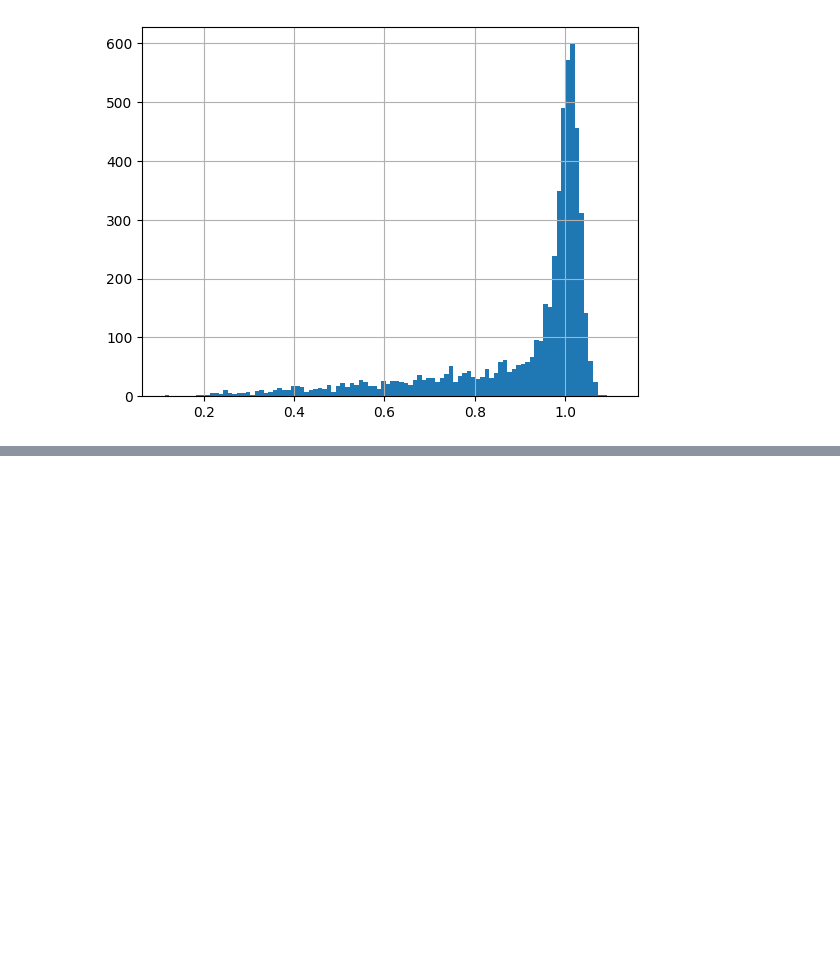
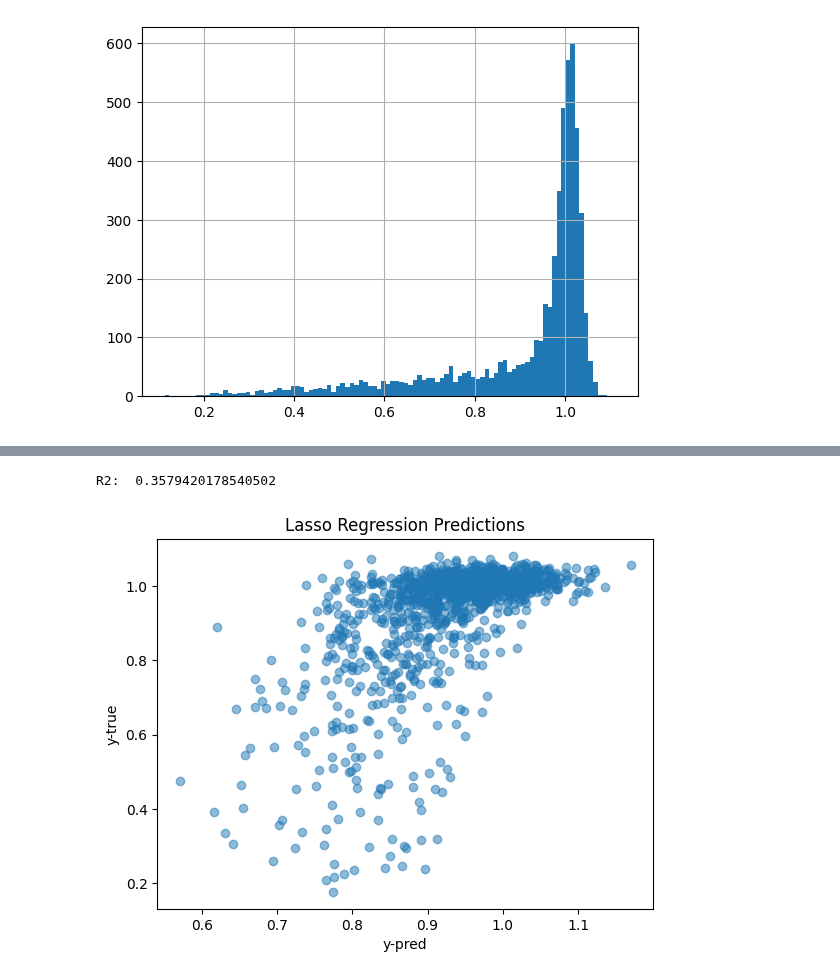
Before and after one commit to lesves/yeast-embeddings, a Jupyter notebook: ForSysGen.ipynb, the cells around one changed output, grey strips where cells are left out. Cells and saved outputs as stored; diff of their text form; code cells hidden in the pictures; blank space fills up the shorter version.

```diff
--- a/ForSysGen.ipynb
+++ b/ForSysGen.ipynb
@@ -398,0 +108,22 @@ R2:  0.06086055086180575
+# %%
+# use Lasso Regression (L1 Regularization) instead of PCA
+A = smf_filter.merge(yeast_emb_full, on='gene_id', how='inner').dropna()
+X = A.iloc[:, 5:]
+y = A['smf_30']
+X_train, X_test, y_train, y_test = train_test_split(X, y, test_size=0.33, random_state=42)
+
+
+lasso = Lasso(alpha=0.001)
+lasso.fit(X_train, y_train)
+
+
+print('R2: ', lasso.score(X_test, y_test))
+
+plt.scatter(lasso.predict(X_test), y_test, alpha=0.5)
+plt.xlabel("y-pred")
+plt.ylabel("y-true")
+plt.title("Lasso Regression Predictions")
+plt.show()
+# %% [output]
+R2:  0.3579420178540502
+[figure, added]
```
Also changed, not shown: parts of 33 cells of this notebook.
